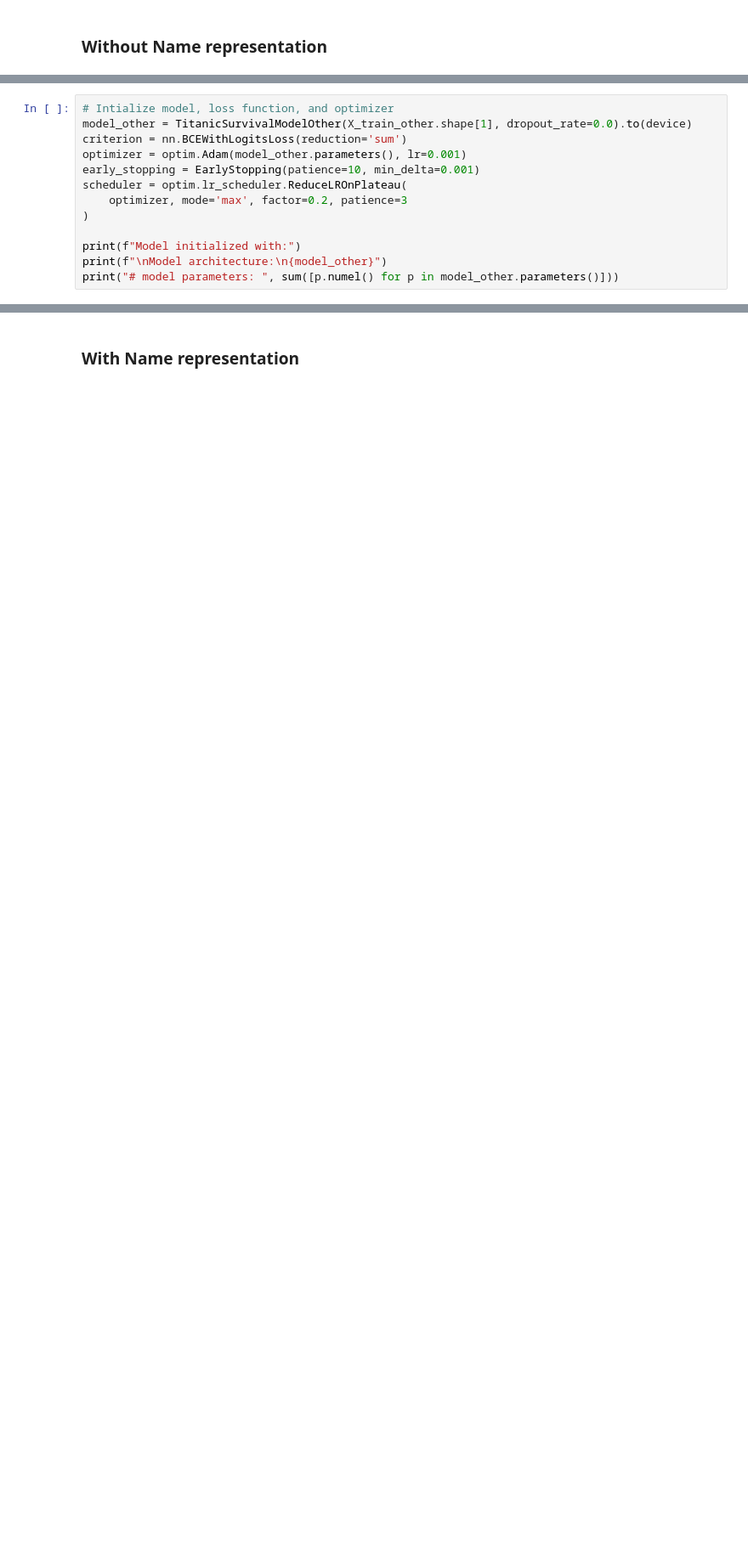
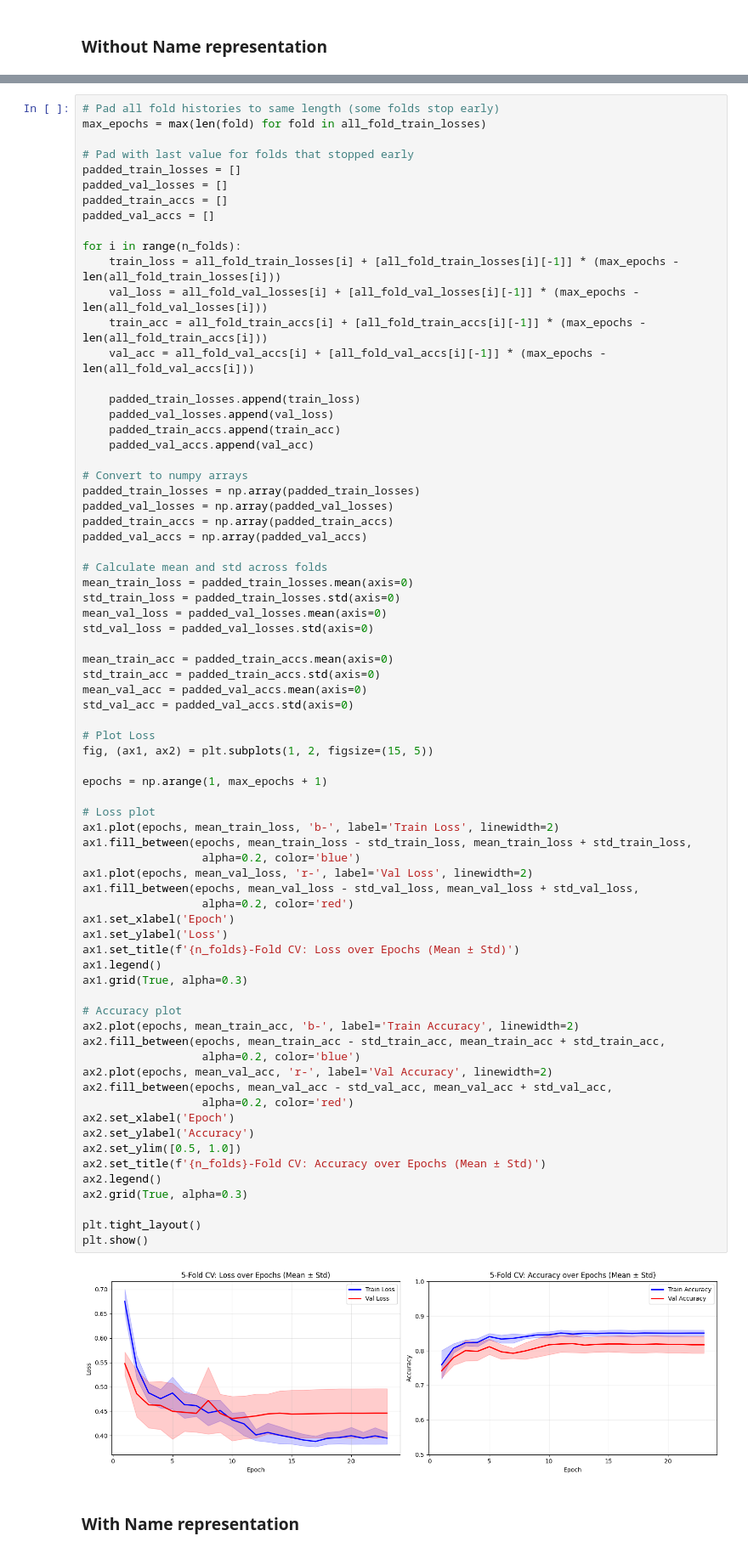
Before and after one commit to abhich98/MachineLearning, a Jupyter notebook: kaggle_titanic_competation_pytorch.ipynb, the cells around one changed output, grey strips where cells are left out. Shown at 85% size. Drawn from its saved outputs; the diff is of its cells as text; blank space fills up the shorter version.

Commit message:
Validated nn with name rep. using kfold split, decided final model

```diff
--- a/kaggle_titanic_competation_pytorch.ipynb
+++ b/kaggle_titanic_competation_pytorch.ipynb
@@ -395,16 +376,3 @@ def model_other_accuracy(model, other_features, labels, print_report=False):
             print(classification_report(labels.cpu(), predicted.cpu()))
 
     return accuracy
-# %%
-# Intialize model, loss function, and optimizer
-model_other = TitanicSurvivalModelOther(X_train_other.shape[1], dropout_rate=0.0).to(device)
-criterion = nn.BCEWithLogitsLoss(reduction='sum')
-optimizer = optim.Adam(model_other.parameters(), lr=0.001)
-early_stopping = EarlyStopping(patience=10, min_delta=0.001)
-scheduler = optim.lr_scheduler.ReduceLROnPlateau(
-    optimizer, mode='max', factor=0.2, patience=3
-)
-
-print(f"Model initialized with:")
-print(f"\nModel architecture:\n{model_other}")
-print("# model parameters: ", sum([p.numel() for p in model_other.parameters()]))
@@ -645,3 +533,77 @@ Individual Fold Val Accuracies: ['0.8547', '0.8146', '0.8539', '0.8258', '0.8202
+# %%
+# Pad all fold histories to same length (some folds stop early)
+max_epochs = max(len(fold) for fold in all_fold_train_losses)
+
+# Pad with last value for folds that stopped early
+padded_train_losses = []
+padded_val_losses = []
+padded_train_accs = []
+padded_val_accs = []
+
+for i in range(n_folds):
+    train_loss = all_fold_train_losses[i] + [all_fold_train_losses[i][-1]] * (max_epochs - len(all_fold_train_losses[i]))
+    val_loss = all_fold_val_losses[i] + [all_fold_val_losses[i][-1]] * (max_epochs - len(all_fold_val_losses[i]))
+    train_acc = all_fold_train_accs[i] + [all_fold_train_accs[i][-1]] * (max_epochs - len(all_fold_train_accs[i]))
+    val_acc = all_fold_val_accs[i] + [all_fold_val_accs[i][-1]] * (max_epochs - len(all_fold_val_accs[i]))
+
+    padded_train_losses.append(train_loss)
+    padded_val_losses.append(val_loss)
+    padded_train_accs.append(train_acc)
+    padded_val_accs.append(val_acc)
+
+# Convert to numpy arrays
+padded_train_losses = np.array(padded_train_losses)
+padded_val_losses = np.array(padded_val_losses)
+padded_train_accs = np.array(padded_train_accs)
+padded_val_accs = np.array(padded_val_accs)
+
+# Calculate mean and std across folds
+mean_train_loss = padded_train_losses.mean(axis=0)
+std_train_loss = padded_train_losses.std(axis=0)
+mean_val_loss = padded_val_losses.mean(axis=0)
+std_val_loss = padded_val_losses.std(axis=0)
+
+mean_train_acc = padded_train_accs.mean(axis=0)
+std_train_acc = padded_train_accs.std(axis=0)
+mean_val_acc = padded_val_accs.mean(axis=0)
+std_val_acc = padded_val_accs.std(axis=0)
+
+# Plot Loss
+fig, (ax1, ax2) = plt.subplots(1, 2, figsize=(15, 5))
+
+epochs = np.arange(1, max_epochs + 1)
+
+# Loss plot
+ax1.plot(epochs, mean_train_loss, 'b-', label='Train Loss', linewidth=2)
+ax1.fill_between(epochs, mean_train_loss - std_train_loss, mean_train_loss + std_train_loss,
+                  alpha=0.2, color='blue')
+ax1.plot(epochs, mean_val_loss, 'r-', label='Val Loss', linewidth=2)
+ax1.fill_between(epochs, mean_val_loss - std_val_loss, mean_val_loss + std_val_loss,
+                  alpha=0.2, color='red')
+ax1.set_xlabel('Epoch')
+ax1.set_ylabel('Loss')
+ax1.set_title(f'{n_folds}-Fold CV: Loss over Epochs (Mean ± Std)')
+ax1.legend()
+ax1.grid(True, alpha=0.3)
+
+# Accuracy plot
+ax2.plot(epochs, mean_train_acc, 'b-', label='Train Accuracy', linewidth=2)
+ax2.fill_between(epochs, mean_train_acc - std_train_acc, mean_train_acc + std_train_acc,
+                  alpha=0.2, color='blue')
+ax2.plot(epochs, mean_val_acc, 'r-', label='Val Accuracy', linewidth=2)
+ax2.fill_between(epochs, mean_val_acc - std_val_acc, mean_val_acc + std_val_acc,
+                  alpha=0.2, color='red')
+ax2.set_xlabel('Epoch')
+ax2.set_ylabel('Accuracy')
+ax2.set_ylim([0.5, 1.0])
+ax2.set_title(f'{n_folds}-Fold CV: Accuracy over Epochs (Mean ± Std)')
+ax2.legend()
+ax2.grid(True, alpha=0.3)
+
+plt.tight_layout()
+plt.show()
+# %% [output]
+[figure, added]
 # %% [markdown]
 ### With Name representation
 # %%
```
Also changed, not shown: parts of 33 cells of this notebook.
